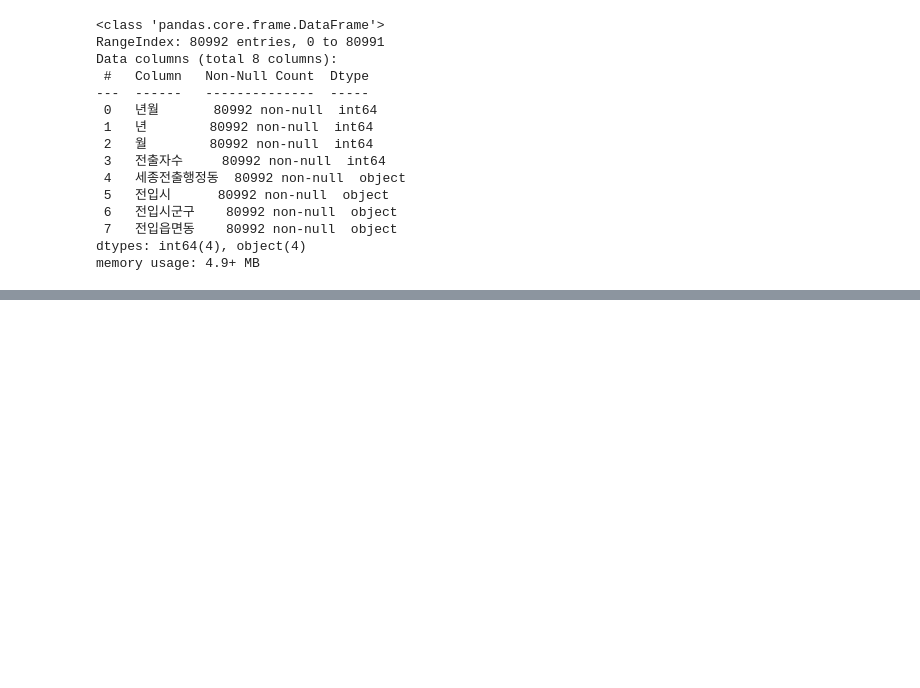
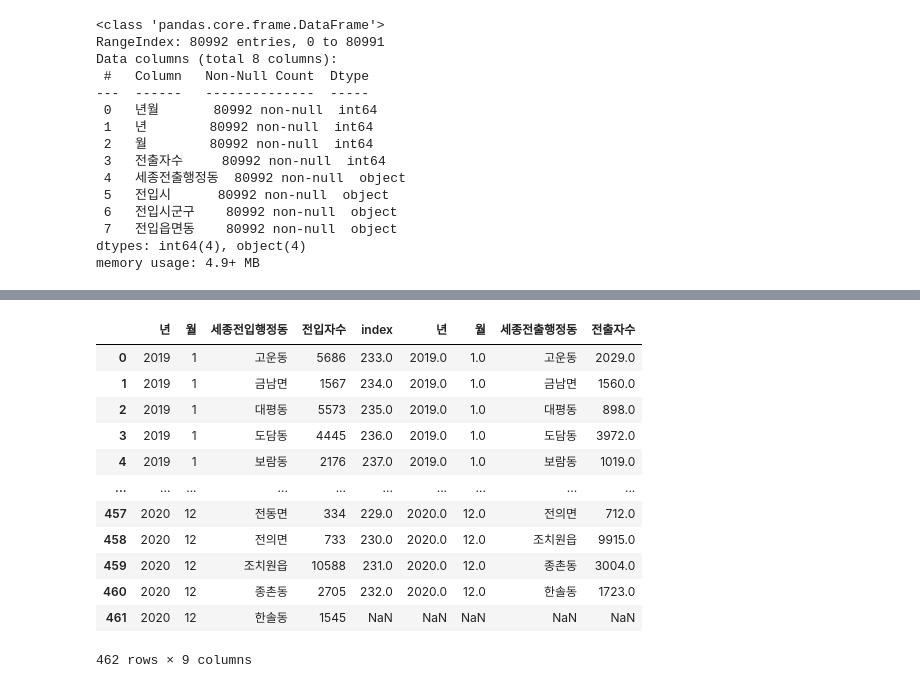
Before and after one commit to JiseonByeon96/PersonalProject, a Jupyter notebook: 세종시_2019_2020전입_전출인구_시각화.ipynb, the cells around one changed output, grey strips where cells are left out. Cells and saved outputs as stored; diff of their text form; code cells hidden in the pictures; blank space fills up the shorter version.

```diff
--- a/세종시_2019_2020전입_전출인구_시각화.ipynb
+++ b/세종시_2019_2020전입_전출인구_시각화.ipynb
@@ -238,0 +243,2 @@ memory usage: 4.9+ MB
+# %%
+out_data = pd.read_excel('/content/1920전출.xlsx')
@@ -238,0 +265,8 @@ memory usage: 4.9+ MB
+# %%
+in_data = in_data.set_index('세종전입행정동')
+# %%
+out_data = out_data.sort_values(by=['년', '월'], ascending=True)
+out_data = out_data.reset_index()
+out_data.drop('index', axis=1, inplace=True)
+# %%
+out_data = out_data.set_index('세종전출행정동')
@@ -238,0 +323,16 @@ memory usage: 4.9+ MB
+# %%
+pd.concat([in_data, out_data], axis=1)
+# %% [output]
+|  | 년 | 월 | 세종전입행정동 | 전입자수 | index | 년 | 월 | 세종전출행정동 | 전출자수 |
+| 0 | 2019 | 1 | 고운동 | 5686 | 233.0 | 2019.0 | 1.0 | 고운동 | 2029.0 |
+| 1 | 2019 | 1 | 금남면 | 1567 | 234.0 | 2019.0 | 1.0 | 금남면 | 1560.0 |
+| 2 | 2019 | 1 | 대평동 | 5573 | 235.0 | 2019.0 | 1.0 | 대평동 | 898.0 |
+| 3 | 2019 | 1 | 도담동 | 4445 | 236.0 | 2019.0 | 1.0 | 도담동 | 3972.0 |
+| 4 | 2019 | 1 | 보람동 | 2176 | 237.0 | 2019.0 | 1.0 | 보람동 | 1019.0 |
+| ... | ... | ... | ... | ... | ... | ... | ... | ... | ... |
+| 457 | 2020 | 12 | 전동면 | 334 | 229.0 | 2020.0 | 12.0 | 전의면 | 712.0 |
+| 458 | 2020 | 12 | 전의면 | 733 | 230.0 | 2020.0 | 12.0 | 조치원읍 | 9915.0 |
+| 459 | 2020 | 12 | 조치원읍 | 10588 | 231.0 | 2020.0 | 12.0 | 종촌동 | 3004.0 |
+| 460 | 2020 | 12 | 종촌동 | 2705 | 232.0 | 2020.0 | 12.0 | 한솔동 | 1723.0 |
+| 461 | 2020 | 12 | 한솔동 | 1545 | NaN | NaN | NaN | NaN | NaN |
+462 rows × 9 columns
```
Also changed, not shown: parts of 13 cells of this notebook.
